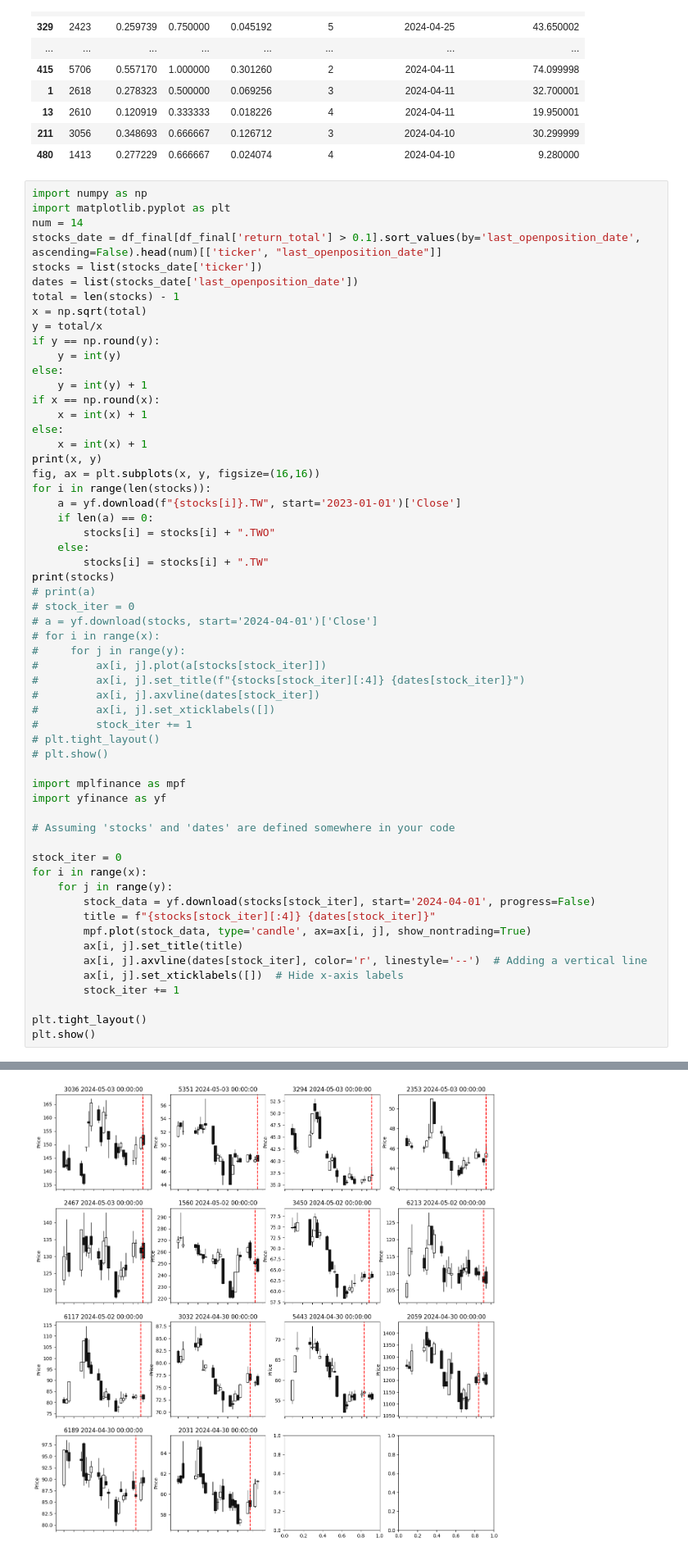
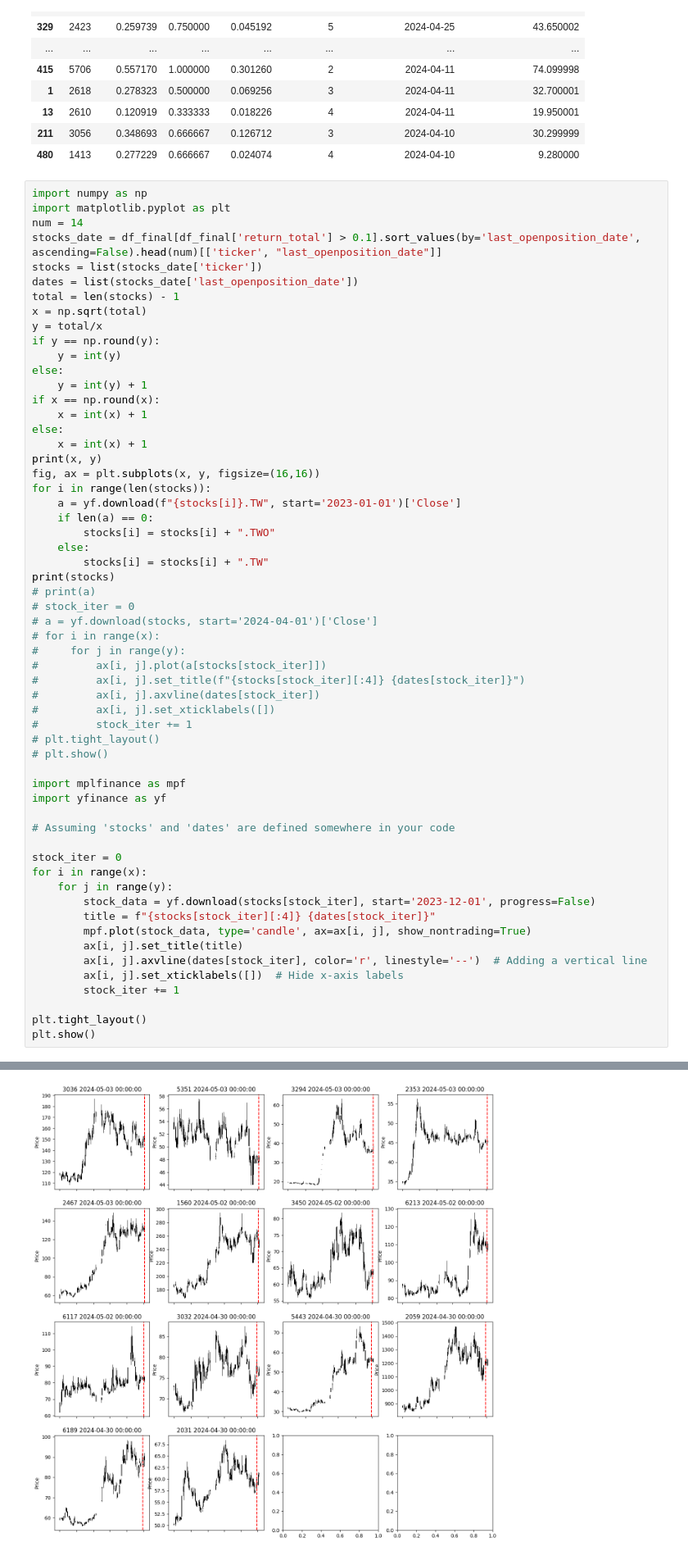
Before and after one commit to tsungyou/Money, a Jupyter notebook: tw-stock-screener/database_daily_update.ipynb, the cells around one changed output, grey strips where cells are left out. Shown: that part at 82% size. Drawn from its saved outputs; the diff is of its cells as text.

```diff
--- a/tw-stock-screener/database_daily_update.ipynb
+++ b/tw-stock-screener/database_daily_update.ipynb
@@ -284,7 +284,7 @@ import yfinance as yf
 stock_iter = 0
 for i in range(x):
     for j in range(y):
-        stock_data = yf.download(stocks[stock_iter], start='2024-04-01', progress=False)
+        stock_data = yf.download(stocks[stock_iter], start='2023-12-01', progress=False)
         title = f"{stocks[stock_iter][:4]} {dates[stock_iter]}"
         mpf.plot(stock_data, type='candle', ax=ax[i, j], show_nontrading=True)
         ax[i, j].set_title(title)
@@ -331,4 +318,4 @@ IndexError: list index out of range
-[figure, old version]
+[figure, new version]
 # %%
 import numpy as np
 import matplotlib.pyplot as plt
```
Also changed, not shown: parts of 2 cells of this notebook, 1 other file.
